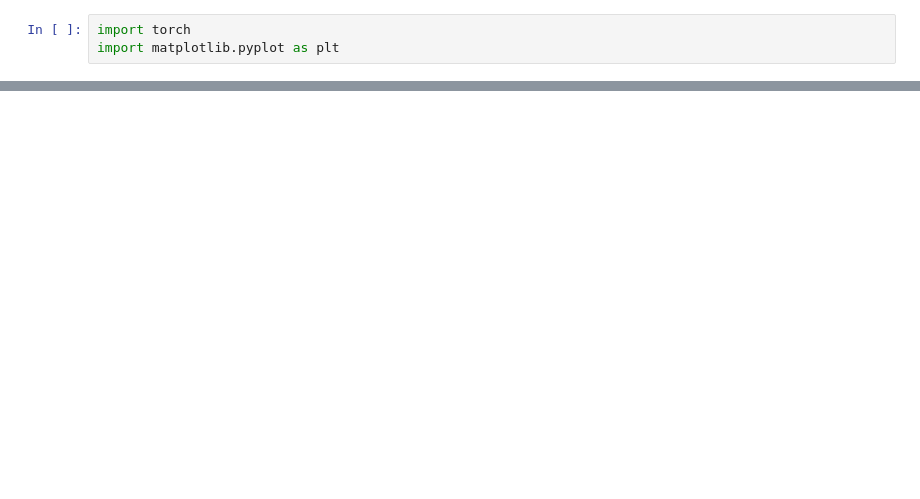
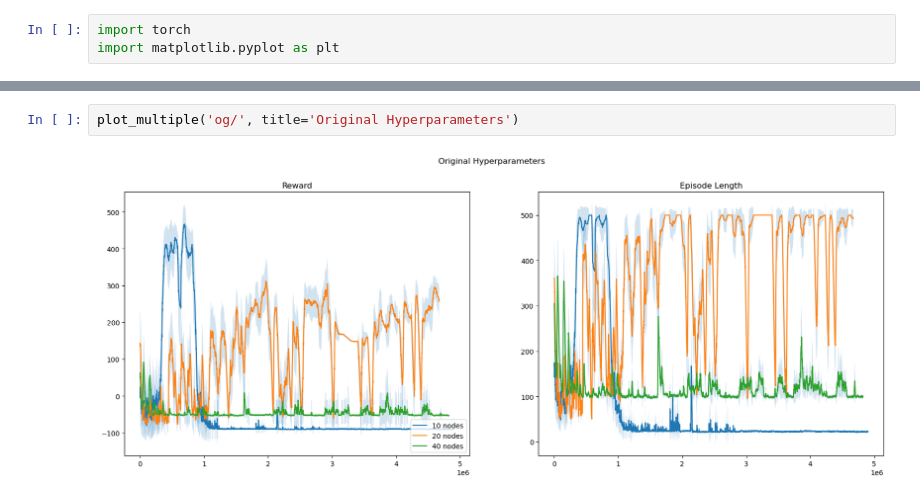
Before and after one commit to zazyzaya/minimal_yawning_titan, a Jupyter notebook: notebooks/viz.ipynb, the cells around one changed output, grey strips where cells are left out. Cells and saved outputs as stored; diff of their text form; blank space fills up the shorter version.

Commit message:
Finally got everything working; beats original paper

```diff
--- a/notebooks/viz.ipynb
+++ b/notebooks/viz.ipynb
@@ -52,0 +80,4 @@ plot_episode(40,0)
+# %%
+plot_multiple('og/', title='Original Hyperparameters')
+# %% [output]
+[figure, added]
```
Also changed, not shown: parts of 6 cells of this notebook, 11 other files.
